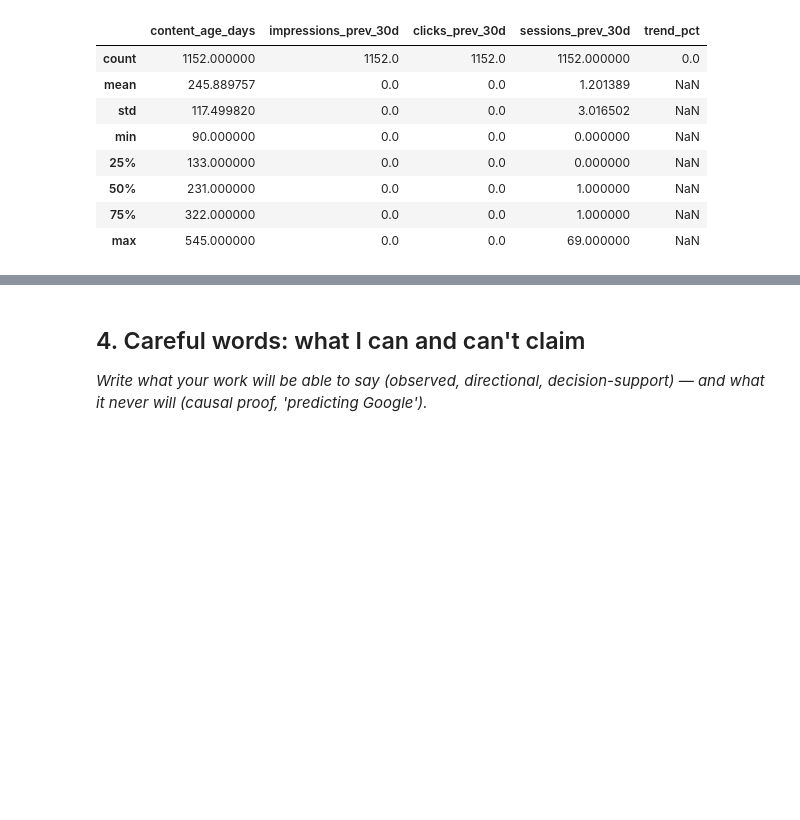
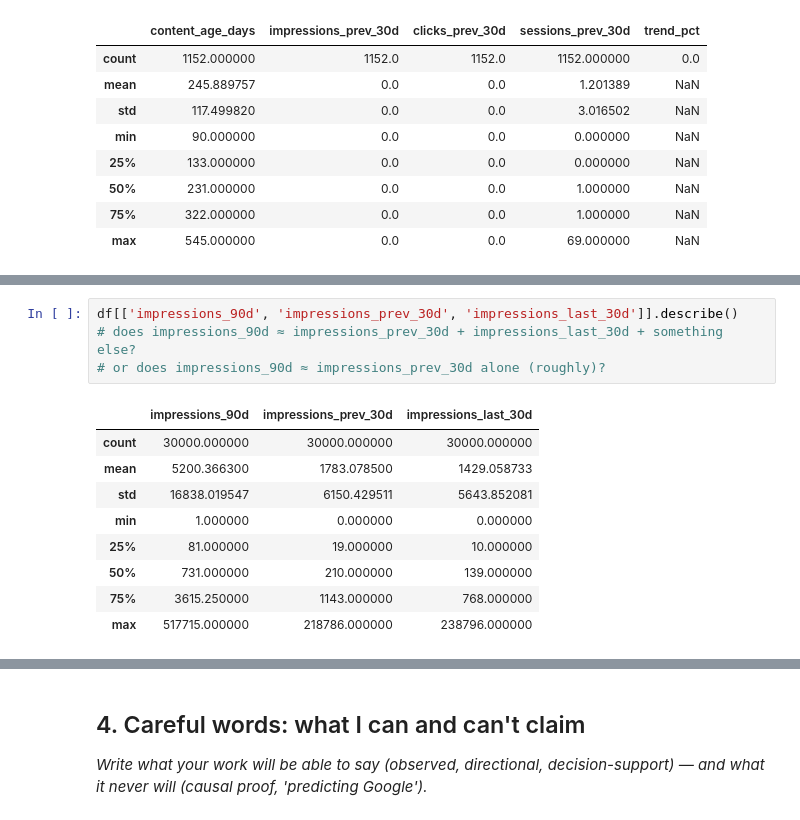
Before and after one commit to Hadeed07/FlyRank-ML, a Jupyter notebook: work/notebooks/w01_research_question.ipynb, the cells around one changed output, grey strips where cells are left out. Saved outputs shown, nothing was run; the diff lists cells and outputs as text; blank space fills up the shorter version.

```diff
--- a/work/notebooks/w01_research_question.ipynb
+++ b/work/notebooks/w01_research_question.ipynb
@@ -163,0 +167,14 @@ df.groupby('trend_direction')[['impressions_last_30d', 'clicks_last_30d', 'sessi
+# %%
+df[['impressions_90d', 'impressions_prev_30d', 'impressions_last_30d']].describe()
+# does impressions_90d ≈ impressions_prev_30d + impressions_last_30d + something else?
+# or does impressions_90d ≈ impressions_prev_30d alone (roughly)?
+# %% [output]
+|  | impressions_90d | impressions_prev_30d | impressions_last_30d |
+| count | 30000.000000 | 30000.000000 | 30000.000000 |
+| mean | 5200.366300 | 1783.078500 | 1429.058733 |
+| std | 16838.019547 | 6150.429511 | 5643.852081 |
+| min | 1.000000 | 0.000000 | 0.000000 |
+| 25% | 81.000000 | 19.000000 | 10.000000 |
+| 50% | 731.000000 | 210.000000 | 139.000000 |
+| 75% | 3615.250000 | 1143.000000 | 768.000000 |
+| max | 517715.000000 | 218786.000000 | 238796.000000 |
```
Also changed, not shown: parts of 7 cells of this notebook.
